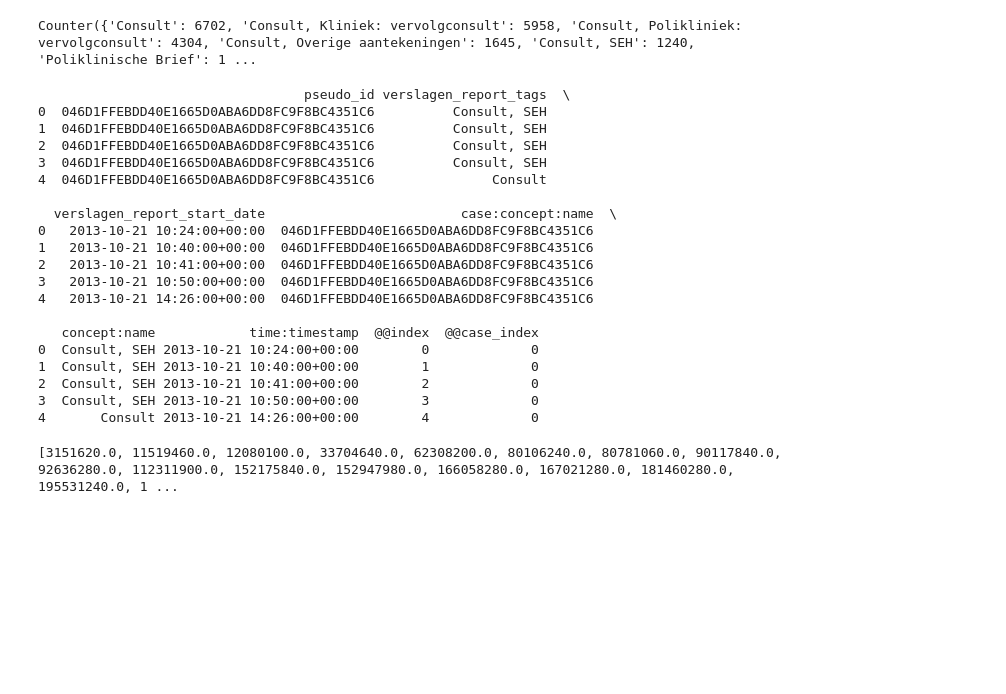
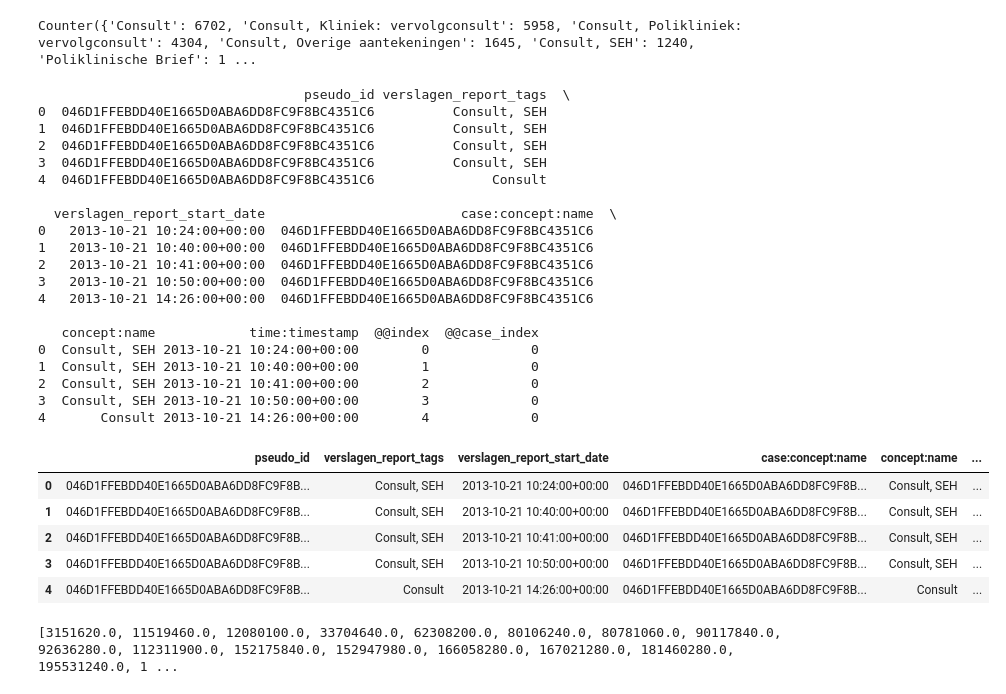
Before and after one commit to Yannique00/Master_Thesis, a Jupyter notebook: event logs pm all reports filtered.ipynb, the cells around one changed output. Cells and saved outputs as stored; diff of their text form; code cells hidden in the pictures; blank space fills up the shorter version.

```diff
--- a/event logs pm all reports filtered.ipynb
+++ b/event logs pm all reports filtered.ipynb
@@ -525,29 +547,36 @@ Counter({'Consult': 6702, 'Consult, Kliniek: vervolgconsult': 5958, 'Consult, Po
 # %%
 # Convert DataFrame to PM4Py event log
 event_log = pm4py.format_dataframe(df_verslagen, case_id='pseudo_id', activity_key='verslagen_report_tags', timestamp_key='verslagen_report_start_date')
 
 print(event_log.head())  # Verify format
+event_log.head()
 # %% [output]
                                   pseudo_id verslagen_report_tags  \
 0  046D1FFEBDD40E1665D0ABA6DD8FC9F8BC4351C6          Consult, SEH
 1  046D1FFEBDD40E1665D0ABA6DD8FC9F8BC4351C6          Consult, SEH
 2  046D1FFEBDD40E1665D0ABA6DD8FC9F8BC4351C6          Consult, SEH
 3  046D1FFEBDD40E1665D0ABA6DD8FC9F8BC4351C6          Consult, SEH
 4  046D1FFEBDD40E1665D0ABA6DD8FC9F8BC4351C6               Consult
 
   verslagen_report_start_date                         case:concept:name  \
 0   2013-10-21 10:24:00+00:00  046D1FFEBDD40E1665D0ABA6DD8FC9F8BC4351C6
 1   2013-10-21 10:40:00+00:00  046D1FFEBDD40E1665D0ABA6DD8FC9F8BC4351C6
 2   2013-10-21 10:41:00+00:00  046D1FFEBDD40E1665D0ABA6DD8FC9F8BC4351C6
 3   2013-10-21 10:50:00+00:00  046D1FFEBDD40E1665D0ABA6DD8FC9F8BC4351C6
 4   2013-10-21 14:26:00+00:00  046D1FFEBDD40E1665D0ABA6DD8FC9F8BC4351C6
 
    concept:name            time:timestamp  @@index  @@case_index
 0  Consult, SEH 2013-10-21 10:24:00+00:00        0             0
 1  Consult, SEH 2013-10-21 10:40:00+00:00        1             0
 2  Consult, SEH 2013-10-21 10:41:00+00:00        2             0
 3  Consult, SEH 2013-10-21 10:50:00+00:00        3             0
 4       Consult 2013-10-21 14:26:00+00:00        4             0
+|  | pseudo_id | verslagen_report_tags | verslagen_report_start_date | case:concept:name | concept:name | ... |
+| 0 | 046D1FFEBDD40E1665D0ABA6DD8FC9F8B... | Consult, SEH | 2013-10-21 10:24:00+00:00 | 046D1FFEBDD40E1665D0ABA6DD8FC9F8B... | Consult, SEH | ... |
+| 1 | 046D1FFEBDD40E1665D0ABA6DD8FC9F8B... | Consult, SEH | 2013-10-21 10:40:00+00:00 | 046D1FFEBDD40E1665D0ABA6DD8FC9F8B... | Consult, SEH | ... |
+| 2 | 046D1FFEBDD40E1665D0ABA6DD8FC9F8B... | Consult, SEH | 2013-10-21 10:41:00+00:00 | 046D1FFEBDD40E1665D0ABA6DD8FC9F8B... | Consult, SEH | ... |
+| 3 | 046D1FFEBDD40E1665D0ABA6DD8FC9F8B... | Consult, SEH | 2013-10-21 10:50:00+00:00 | 046D1FFEBDD40E1665D0ABA6DD8FC9F8B... | Consult, SEH | ... |
+| 4 | 046D1FFEBDD40E1665D0ABA6DD8FC9F8B... | Consult | 2013-10-21 14:26:00+00:00 | 046D1FFEBDD40E1665D0ABA6DD8FC9F8B... | Consult | ... |
 # %%
 # import pm4py
 
```
Also changed, not shown: parts of 9 cells of this notebook, 1 other file.
